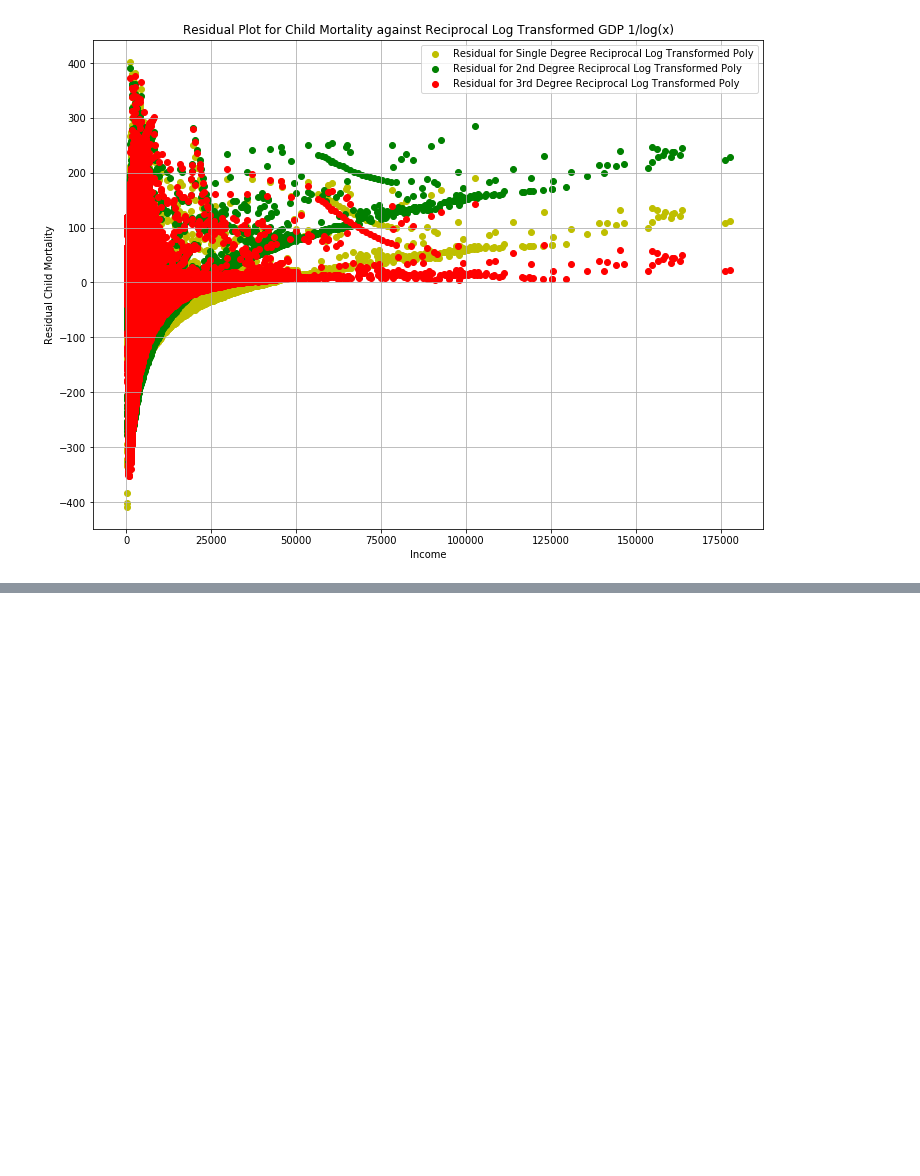
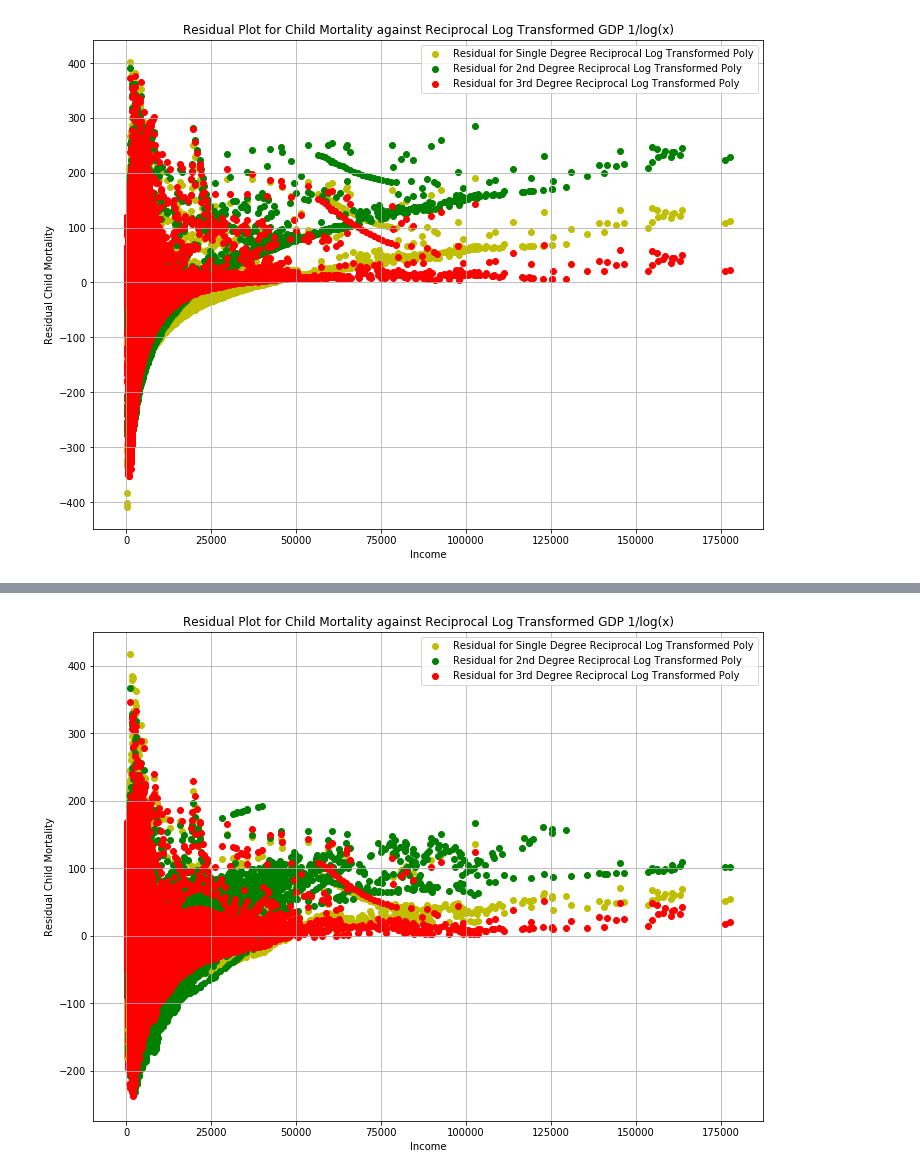
Before and after one commit to ParthTandel/DS5500-Assignment-2, a Jupyter notebook: Question_2.ipynb, the cells around one changed output, grey strips where cells are left out. Saved outputs shown, nothing was run; the diff lists cells and outputs as text; code cells hidden in the pictures; blank space fills up the shorter version.

```diff
--- a/Question_2.ipynb
+++ b/Question_2.ipynb
@@ -233,0 +299,33 @@ plt.show()
+# %%
+
+fig_size = plt.rcParams["figure.figsize"]
+fig_size[0] = 12
+fig_size[1] = 9
+plt.rcParams["figure.figsize"] = fig_size
+
+plt.scatter(x = gdp_child_mor_table["income"],
+            y = gdp_child_mor_table[Y_var_name] - Y,
+            c='y',
+            label='Residual for Single Degree Reciprocal Log Transformed Poly')
+
+
+plt.scatter(x = gdp_child_mor_table["income"],
+            y = gdp_child_mor_table[Y_var_name] - Y_poly,
+            c='g',
+            label='Residual for 2nd Degree Reciprocal Log Transformed Poly')
+
+plt.scatter(x = gdp_child_mor_table["income"],
+            y = gdp_child_mor_table[Y_var_name] - Y_poly_2,
+            c='r',
+            label='Residual for 3rd Degree Reciprocal Log Transformed Poly')
+
+
+plt.xlabel('Income')
+plt.ylabel('Residual Child Mortality')
+
+plt.title('Residual Plot for Child Mortality against Reciprocal Log Transformed GDP 1/log(x)')
+plt.legend()
+plt.grid(True)
+plt.show()
+# %% [output]
+[figure, added]
```
Also changed, not shown: parts of 3 cells of this notebook, 14 other files.
